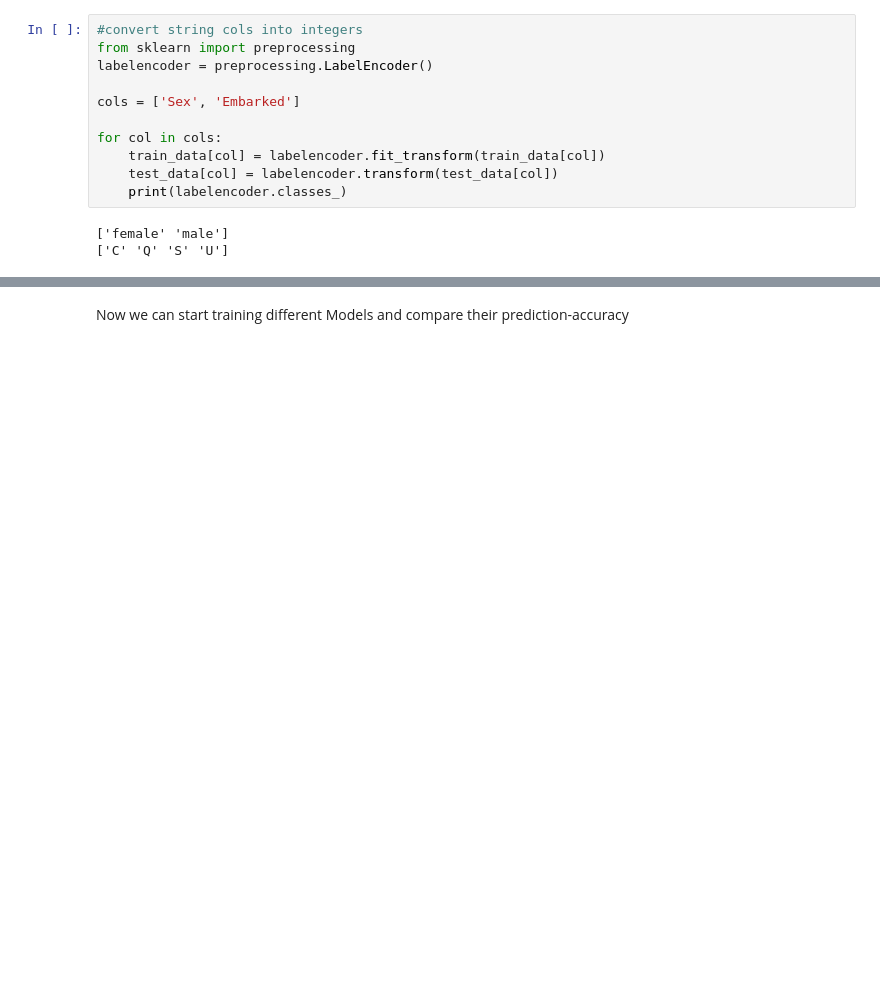
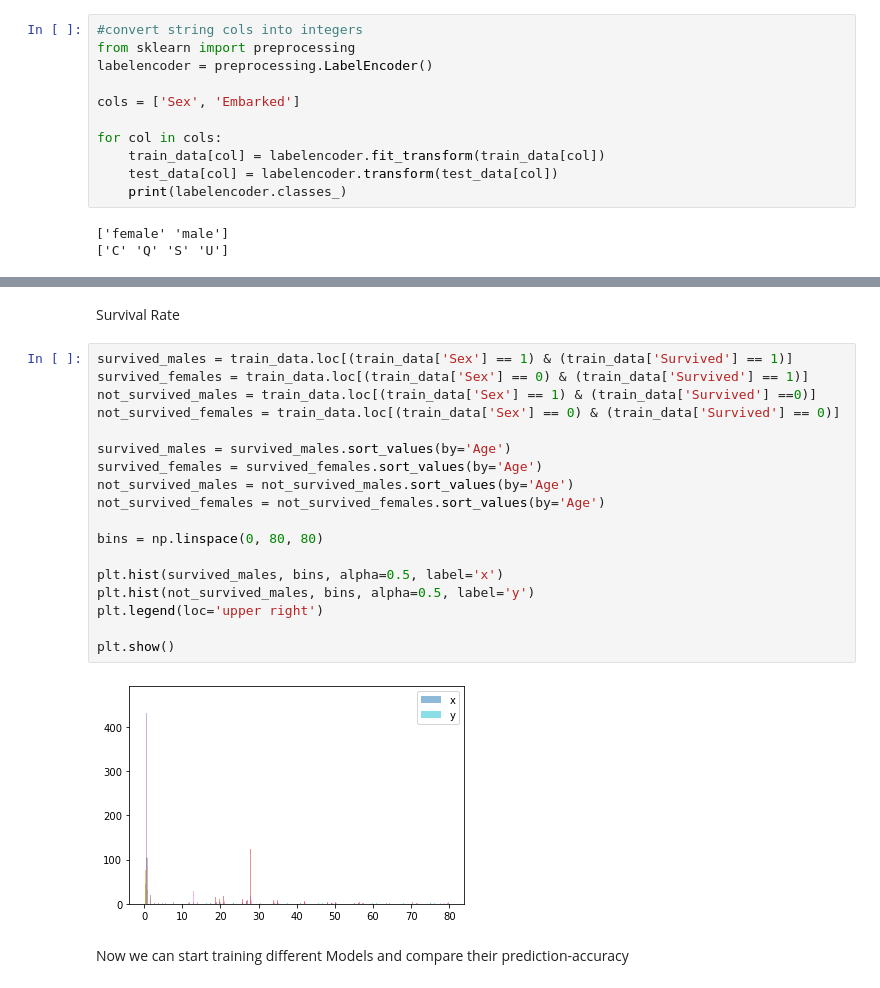
Before and after one commit to h-waldschmidt/Kaggle-Titanic, a Jupyter notebook: src/titanic_solution.ipynb, the cells around one changed output, grey strips where cells are left out. Drawn from its saved outputs; the diff is of its cells as text; blank space fills up the shorter version.

```diff
--- a/src/titanic_solution.ipynb
+++ b/src/titanic_solution.ipynb
@@ -119,3 +146,25 @@ for col in cols:
+# %% [markdown]
+Survival Rate
+# %%
+survived_males = train_data.loc[(train_data['Sex'] == 1) & (train_data['Survived'] == 1)]
+survived_females = train_data.loc[(train_data['Sex'] == 0) & (train_data['Survived'] == 1)]
+not_survived_males = train_data.loc[(train_data['Sex'] == 1) & (train_data['Survived'] ==0)]
+not_survived_females = train_data.loc[(train_data['Sex'] == 0) & (train_data['Survived'] == 0)]
+
+survived_males = survived_males.sort_values(by='Age')
+survived_females = survived_females.sort_values(by='Age')
+not_survived_males = not_survived_males.sort_values(by='Age')
+not_survived_females = not_survived_females.sort_values(by='Age')
+
+bins = np.linspace(0, 80, 80)
+
+plt.hist(survived_males, bins, alpha=0.5, label='x')
+plt.hist(not_survived_males, bins, alpha=0.5, label='y')
+plt.legend(loc='upper right')
+
+plt.show()
+# %% [output]
+[figure, added]
 # %% [markdown]
 Now we can start training different Models and compare their prediction-accuracy
 # %%
```
Also changed, not shown: parts of 7 cells of this notebook, 1 other file.
